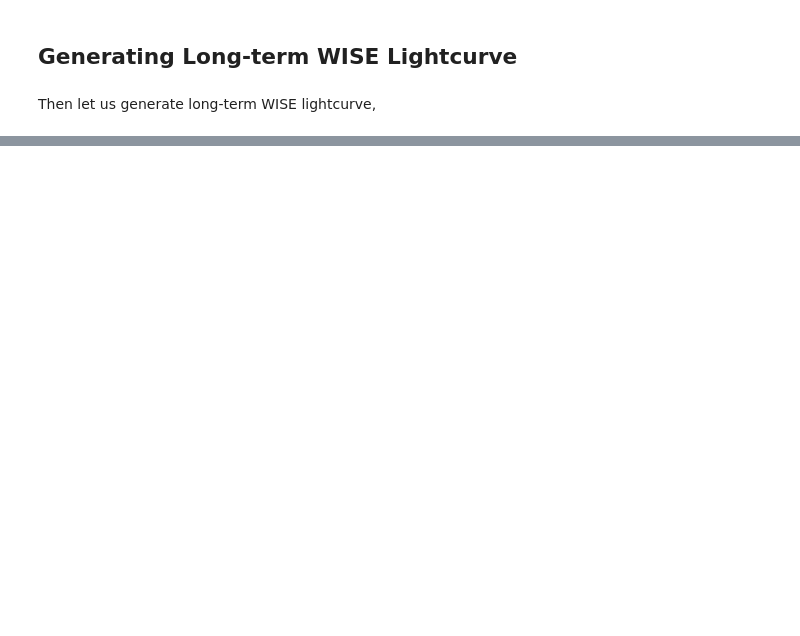
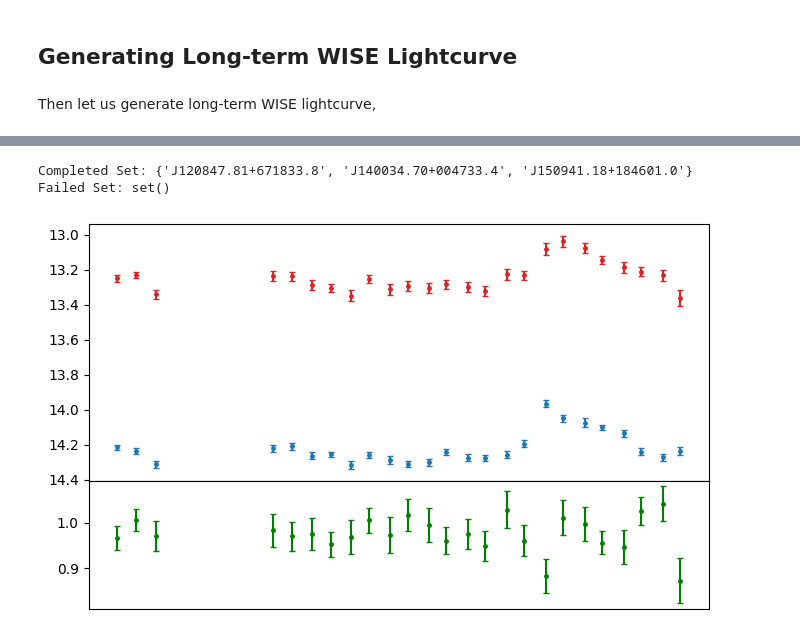
Before and after one commit to AstroJH/easycat, a Jupyter notebook: examples/wise_lightcurve.ipynb, the cells around one changed output, grey strips where cells are left out. Drawn from its saved outputs; the diff is of its cells as text; code cells hidden in the pictures; blank space fills up the shorter version.

```diff
--- a/examples/wise_lightcurve.ipynb
+++ b/examples/wise_lightcurve.ipynb
@@ -85,0 +122,7 @@ plt.show()
+# %%
+catalog = pd.DataFrame(data=[
+    ("J150941.18+184601.0", 227.4216, 18.7669),
+    ("J140034.70+004733.4", 210.1446, 0.7926),
+    ("J120847.81+671833.8", 182.1992, 67.3094)
+], columns=["obj_id", "raj2000", "dej2000"])
+catalog.set_index(keys="obj_id", inplace=True)
@@ -85,0 +140,19 @@ plt.show()
+# %%
+store_dir = "./wisedata/"
+checkpoint = "wisedata_checkpoint.pkl"
+os.makedirs(store_dir, exist_ok=True)
+
+arch = WISEDataArchive()
+
+record = arch.retrieve_photo(
+    catalog=catalog,
+    radius=6*u.arcsec,
+
+    store_dir=store_dir, # <-- store WISE data under store_dir
+    return_data=False,
+    n_works=10,
+    checkpoint=checkpoint
+)
+
+if len(record.get("completed")) == len(catalog):
+    os.remove(checkpoint)
@@ -85,0 +169,26 @@ plt.show()
+# %%
+print("Completed Set:", record.get("completed"))
+print("Failed Set:", record.get("failed"))
+# %% [output]
+Completed Set: {'J120847.81+671833.8', 'J140034.70+004733.4', 'J150941.18+184601.0'}
+Failed Set: set()
+# %%
+from astropy.table import Table
+from astropy.io import fits
+
+repro = ReprocessFactory.get(metadata={ "telescope": "WISE" })
+
+idx = 0
+row = catalog.iloc[idx]
+obj_id = catalog.index[idx]
+pos = SkyCoord(ra=row["raj2000"], dec=row["dej2000"], unit="deg", frame="fk5")
+
+with fits.open(os.path.join(store_dir, obj_id+".fits")) as hdul:
+    lcurve = Table(hdul[1].data).to_pandas()
+
+lcurve_repro = repro.reprocess(lcurve=lcurve, pos_ref=pos)
+longterm = repro.generate_longterm_lcurve(lcurve_repro, 10)
+
+fig = plot_wiselc(longterm)
+# %% [output]
+[figure, added]
```
Also changed, not shown: parts of 16 cells of this notebook, 13 other files.
